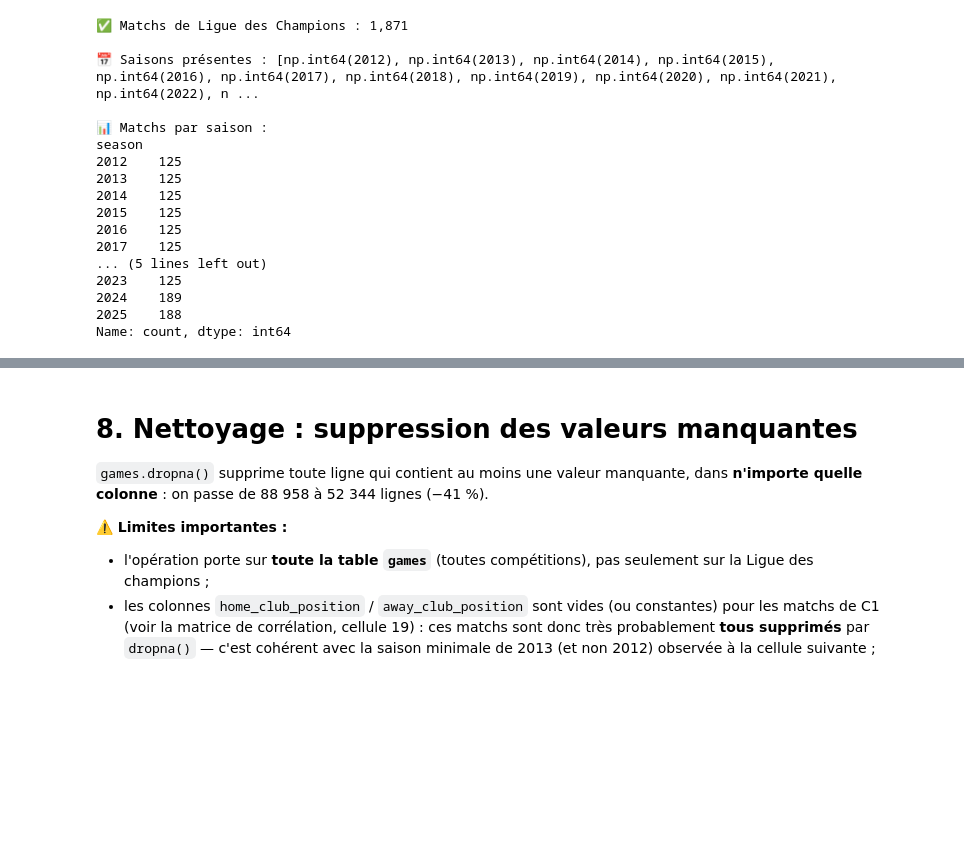
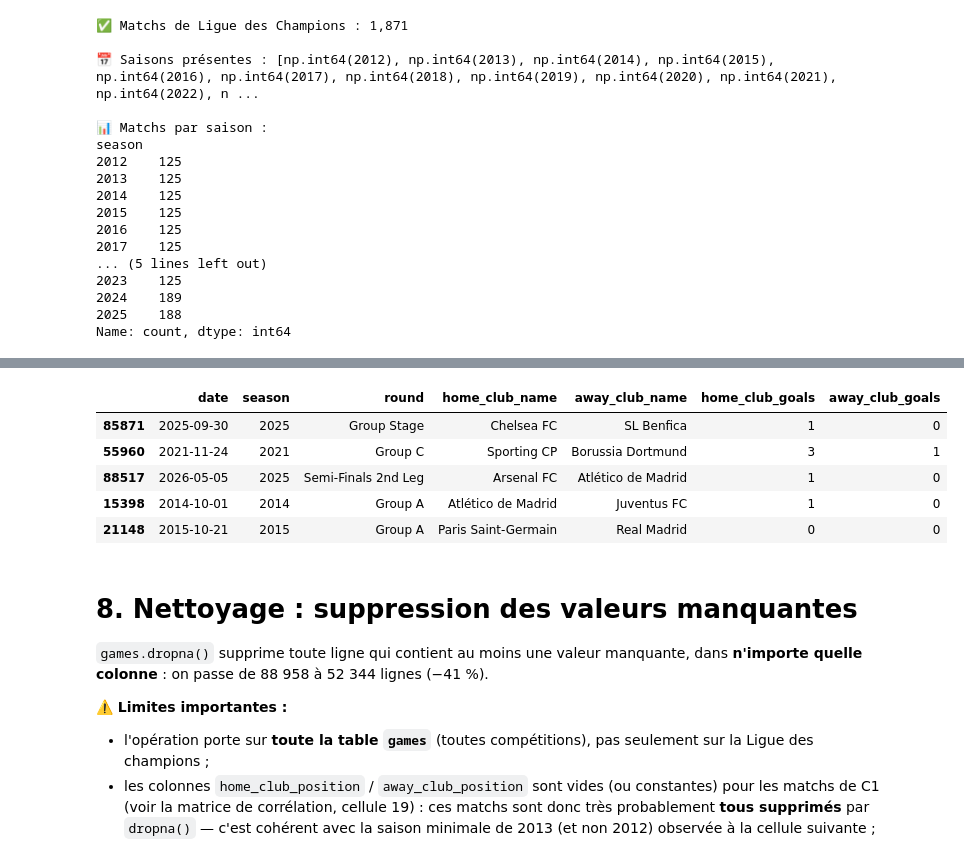
Before and after one commit to moussa197/CHAMPIONS-, a Jupyter notebook: analyse/EDA.ipynb, the cells around one changed output, grey strips where cells are left out. Saved outputs shown, nothing was run; the diff lists cells and outputs as text; code cells hidden in the pictures; blank space fills up the shorter version.

```diff
--- a/analyse/EDA.ipynb
+++ b/analyse/EDA.ipynb
@@ -143,3 +221,15 @@ Name: count, dtype: int64
+# %%
+# À quoi ressemble un match de Ligue des Champions ?
+colonnes = ['date', 'season', 'round', 'home_club_name', 'away_club_name',
+            'home_club_goals', 'away_club_goals']
+ucl_games[colonnes].sample(5, random_state=42)
+# %% [output]
+|  | date | season | round | home_club_name | away_club_name | home_club_goals | away_club_goals |
+| 85871 | 2025-09-30 | 2025 | Group Stage | Chelsea FC | SL Benfica | 1 | 0 |
+| 55960 | 2021-11-24 | 2021 | Group C | Sporting CP | Borussia Dortmund | 3 | 1 |
+| 88517 | 2026-05-05 | 2025 | Semi-Finals 2nd Leg | Arsenal FC | Atlético de Madrid | 1 | 0 |
+| 15398 | 2014-10-01 | 2014 | Group A | Atlético de Madrid | Juventus FC | 1 | 0 |
+| 21148 | 2015-10-21 | 2015 | Group A | Paris Saint-Germain | Real Madrid | 0 | 0 |
 # %% [markdown]
 # 8. Nettoyage : suppression des valeurs manquantes
 
```
Also changed, not shown: parts of 6 cells of this notebook.
